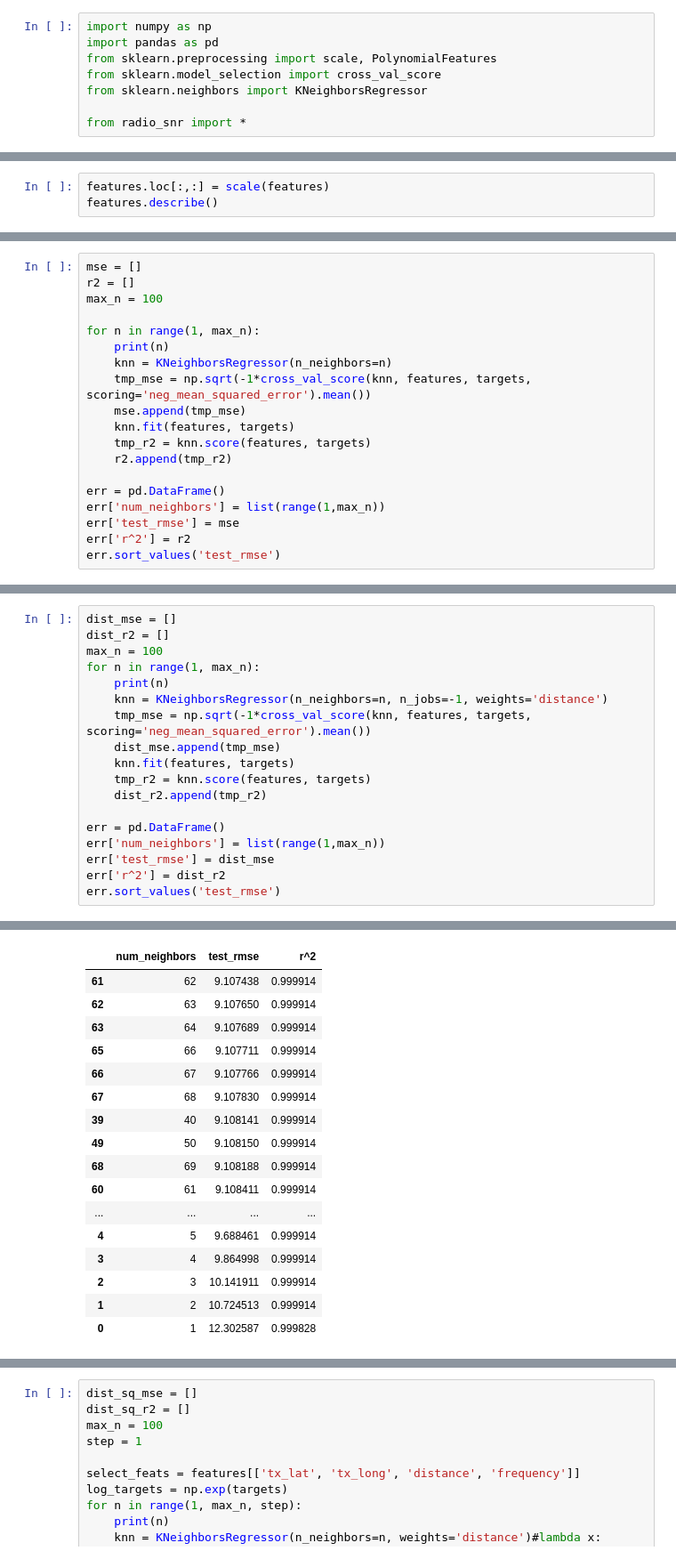
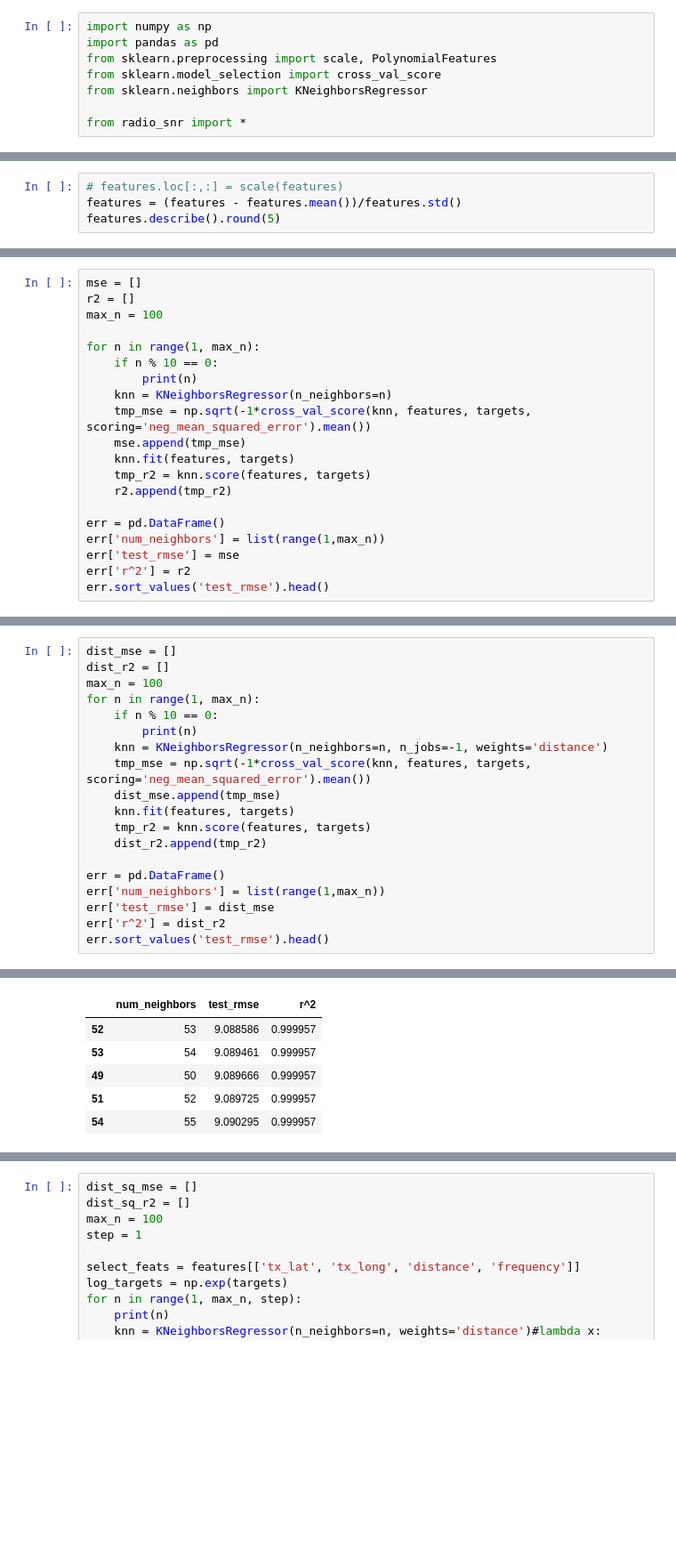
Before and after one commit to manojkur/radio-SNR-predictor, a Jupyter notebook: KNN_Testing.ipynb, the cells around one changed output, grey strips where cells are left out. Shown at 89% size. Saved outputs shown, nothing was run; the diff lists cells and outputs as text; blank space fills up the shorter version.

```diff
--- a/KNN_Testing.ipynb
+++ b/KNN_Testing.ipynb
@@ -38,6 +38,7 @@ features.head()
 | 10270295 | 23 | 3.594176 | 0 | 33 | 350 | 3 | 52.062500 | 4.625000 | 51.770833 | 4.708333 | 17601 | ... |
 | 29854808 | 37 | 7.040137 | 0 | 2236 | 249 | 7 | 29.000000 | -100.000000 | 38.895833 | -77.458333 | 17621 | ... |
 # %%
-features.loc[:,:] = scale(features)
-features.describe()
+# features.loc[:,:] = scale(features)
+features = (features - features.mean())/features.std()
+features.describe().round(5)
 # %% [output]
@@ -61,7 +57,8 @@ r2 = []
 max_n = 100
 
 for n in range(1, max_n):
-    print(n)
+    if n % 10 == 0:
+        print(n)
     knn = KNeighborsRegressor(n_neighbors=n)
     tmp_mse = np.sqrt(-1*cross_val_score(knn, features, targets, scoring='neg_mean_squared_error').mean())
     mse.append(tmp_mse)
@@ -73,5 +70,5 @@ err = pd.DataFrame()
 err['num_neighbors'] = list(range(1,max_n))
 err['test_rmse'] = mse
 err['r^2'] = r2
-err.sort_values('test_rmse')
+err.sort_values('test_rmse').head()
 # %% [output]
@@ -115,7 +92,8 @@ dist_mse = []
 dist_r2 = []
 max_n = 100
 for n in range(1, max_n):
-    print(n)
+    if n % 10 == 0:
+        print(n)
     knn = KNeighborsRegressor(n_neighbors=n, n_jobs=-1, weights='distance')
     tmp_mse = np.sqrt(-1*cross_val_score(knn, features, targets, scoring='neg_mean_squared_error').mean())
     dist_mse.append(tmp_mse)
@@ -127,5 +105,5 @@ err = pd.DataFrame()
 err['num_neighbors'] = list(range(1,max_n))
 err['test_rmse'] = dist_mse
 err['r^2'] = dist_r2
-err.sort_values('test_rmse')
+err.sort_values('test_rmse').head()
 # %% [output]
@@ -149,17 +119,6 @@ err.sort_values('test_rmse')
 |  | num_neighbors | test_rmse | r^2 |
-| 61 | 62 | 9.107438 | 0.999914 |
-| 62 | 63 | 9.107650 | 0.999914 |
-| 63 | 64 | 9.107689 | 0.999914 |
-| 65 | 66 | 9.107711 | 0.999914 |
-| 66 | 67 | 9.107766 | 0.999914 |
-| 67 | 68 | 9.107830 | 0.999914 |
-| 39 | 40 | 9.108141 | 0.999914 |
-| 49 | 50 | 9.108150 | 0.999914 |
-| 68 | 69 | 9.108188 | 0.999914 |
-| 60 | 61 | 9.108411 | 0.999914 |
-| ... | ... | ... | ... |
-| 4 | 5 | 9.688461 | 0.999914 |
-| 3 | 4 | 9.864998 | 0.999914 |
-| 2 | 3 | 10.141911 | 0.999914 |
-| 1 | 2 | 10.724513 | 0.999914 |
-| 0 | 1 | 12.302587 | 0.999828 |
+| 52 | 53 | 9.088586 | 0.999957 |
+| 53 | 54 | 9.089461 | 0.999957 |
+| 49 | 50 | 9.089666 | 0.999957 |
+| 51 | 52 | 9.089725 | 0.999957 |
+| 54 | 55 | 9.090295 | 0.999957 |
```
Also changed, not shown: parts of 20 cells of this notebook, 2 other files.
